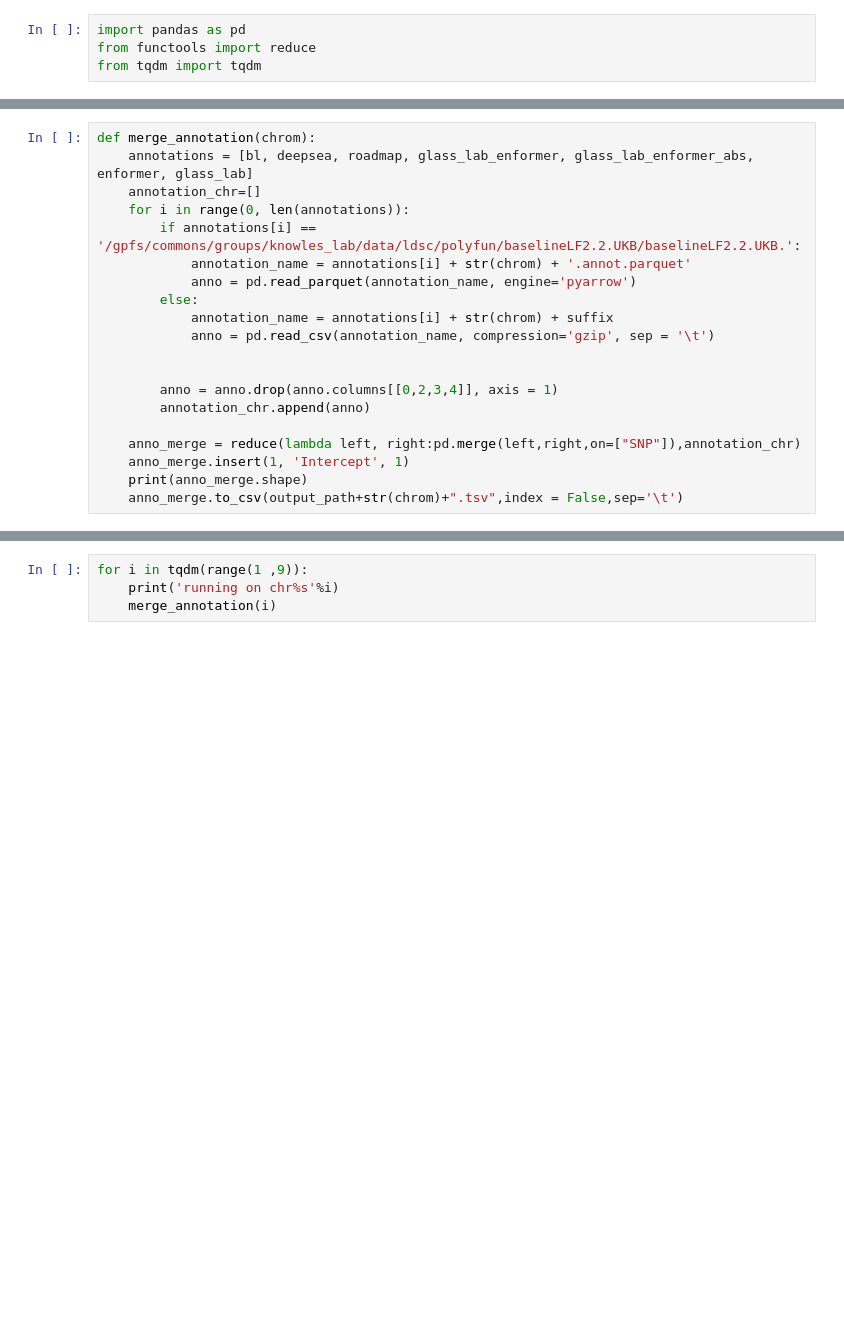
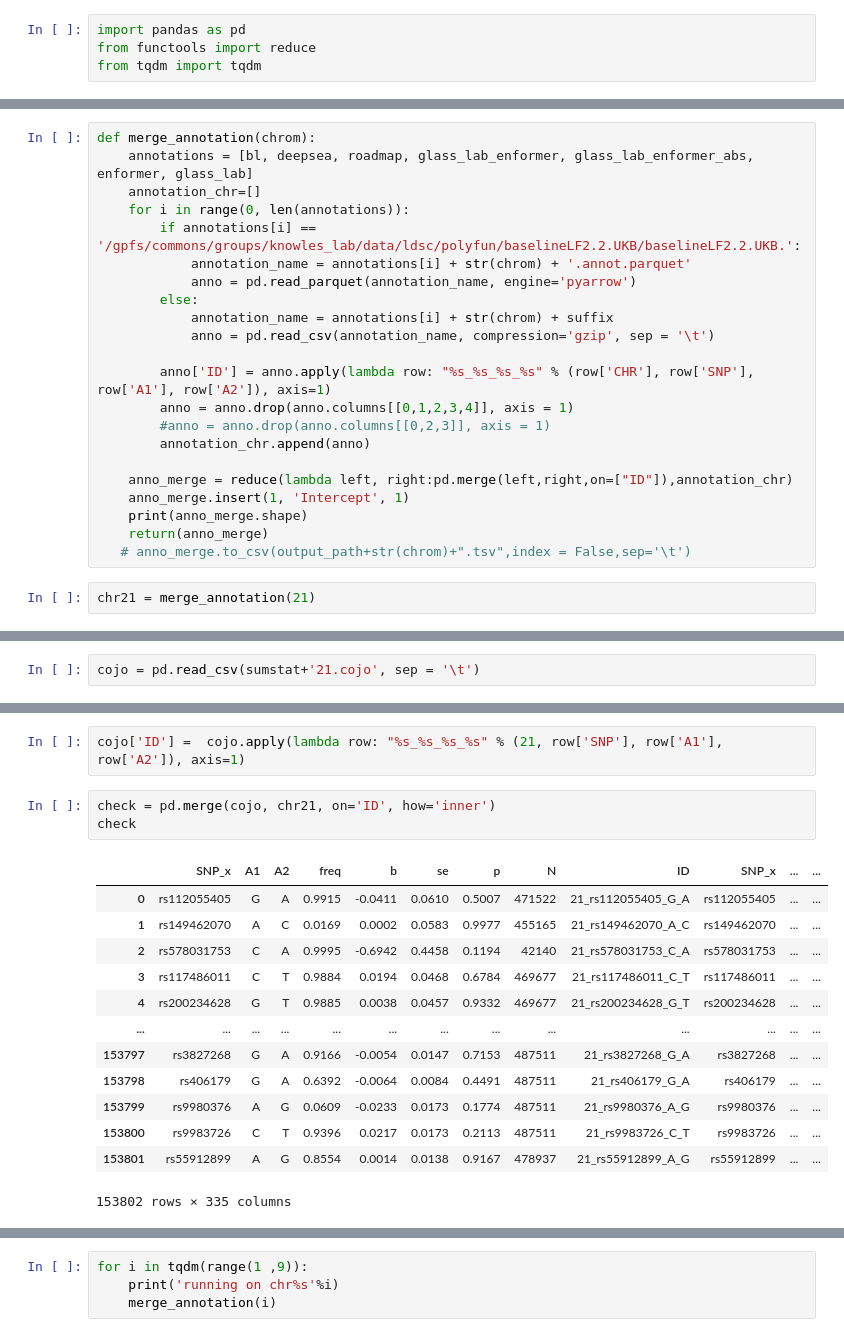
Before and after one commit to teresa-sansan/ADSP_polyfun, a Jupyter notebook: SBayesRC/create_anno.ipynb, the cells around one changed output, grey strips where cells are left out. Drawn from its saved outputs; the diff is of its cells as text; blank space fills up the shorter version.

```diff
--- a/SBayesRC/create_anno.ipynb
+++ b/SBayesRC/create_anno.ipynb
@@ -28,11 +47,15 @@ def merge_annotation(chrom):
             annotation_name = annotations[i] + str(chrom) + suffix
             anno = pd.read_csv(annotation_name, compression='gzip', sep = '\t')
 
-
-        anno = anno.drop(anno.columns[[0,2,3,4]], axis = 1)
+        anno['ID'] = anno.apply(lambda row: "%s_%s_%s_%s" % (row['CHR'], row['SNP'], row['A1'], row['A2']), axis=1)
+        anno = anno.drop(anno.columns[[0,1,2,3,4]], axis = 1)
+        #anno = anno.drop(anno.columns[[0,2,3]], axis = 1)
         annotation_chr.append(anno)
 
-    anno_merge = reduce(lambda left, right:pd.merge(left,right,on=["SNP"]),annotation_chr)
+    anno_merge = reduce(lambda left, right:pd.merge(left,right,on=["ID"]),annotation_chr)
     anno_merge.insert(1, 'Intercept', 1)
     print(anno_merge.shape)
-    anno_merge.to_csv(output_path+str(chrom)+".tsv",index = False,sep='\t')
+    return(anno_merge)
+   # anno_merge.to_csv(output_path+str(chrom)+".tsv",index = False,sep='\t')
+# %%
+chr21 = merge_annotation(21)
@@ -38,0 +79,2 @@ def merge_annotation(chrom):
+# %%
+cojo = pd.read_csv(sumstat+'21.cojo', sep = '\t')
@@ -38,0 +97,19 @@ def merge_annotation(chrom):
+# %%
+cojo['ID'] =  cojo.apply(lambda row: "%s_%s_%s_%s" % (21, row['SNP'], row['A1'], row['A2']), axis=1)
+# %%
+check = pd.merge(cojo, chr21, on='ID', how='inner')
+check
+# %% [output]
+|  | SNP_x | A1 | A2 | freq | b | se | p | N | ID | SNP_x | ... | ... |
+| 0 | rs112055405 | G | A | 0.9915 | -0.0411 | 0.0610 | 0.5007 | 471522 | 21_rs112055405_G_A | rs112055405 | ... | ... |
+| 1 | rs149462070 | A | C | 0.0169 | 0.0002 | 0.0583 | 0.9977 | 455165 | 21_rs149462070_A_C | rs149462070 | ... | ... |
+| 2 | rs578031753 | C | A | 0.9995 | -0.6942 | 0.4458 | 0.1194 | 42140 | 21_rs578031753_C_A | rs578031753 | ... | ... |
+| 3 | rs117486011 | C | T | 0.9884 | 0.0194 | 0.0468 | 0.6784 | 469677 | 21_rs117486011_C_T | rs117486011 | ... | ... |
+| 4 | rs200234628 | G | T | 0.9885 | 0.0038 | 0.0457 | 0.9332 | 469677 | 21_rs200234628_G_T | rs200234628 | ... | ... |
+| ... | ... | ... | ... | ... | ... | ... | ... | ... | ... | ... | ... | ... |
+| 153797 | rs3827268 | G | A | 0.9166 | -0.0054 | 0.0147 | 0.7153 | 487511 | 21_rs3827268_G_A | rs3827268 | ... | ... |
+| 153798 | rs406179 | G | A | 0.6392 | -0.0064 | 0.0084 | 0.4491 | 487511 | 21_rs406179_G_A | rs406179 | ... | ... |
+| 153799 | rs9980376 | A | G | 0.0609 | -0.0233 | 0.0173 | 0.1774 | 487511 | 21_rs9980376_A_G | rs9980376 | ... | ... |
+| 153800 | rs9983726 | C | T | 0.9396 | 0.0217 | 0.0173 | 0.2113 | 487511 | 21_rs9983726_C_T | rs9983726 | ... | ... |
+| 153801 | rs55912899 | A | G | 0.8554 | 0.0014 | 0.0138 | 0.9167 | 478937 | 21_rs55912899_A_G | rs55912899 | ... | ... |
+153802 rows × 335 columns
```
Also changed, not shown: parts of 6 cells of this notebook, 39 other files.
